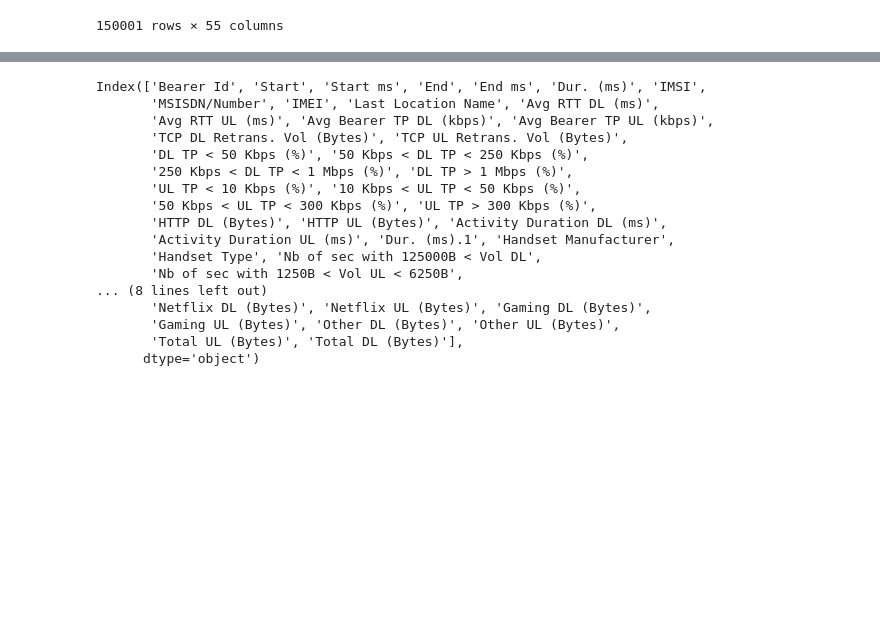
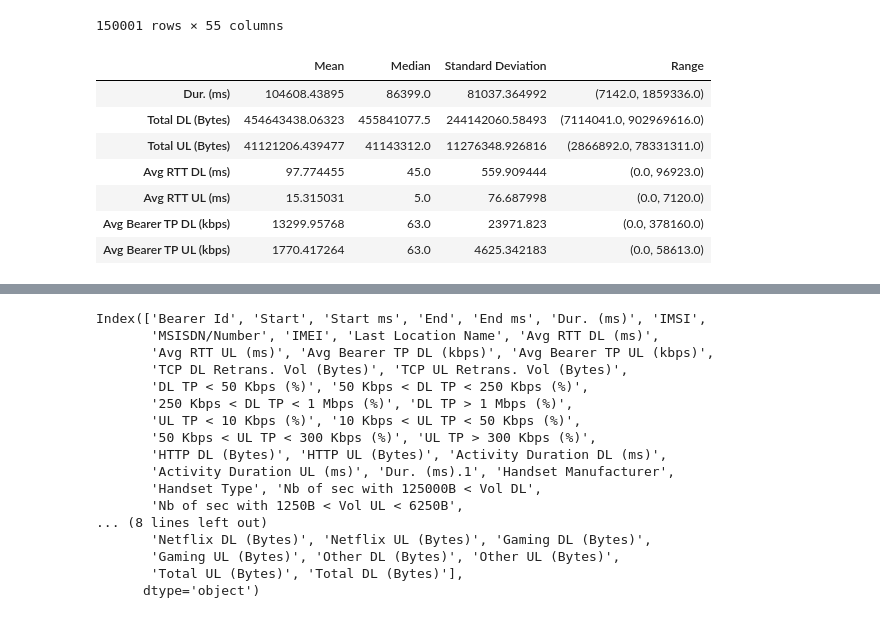
Before and after one commit to santoshdhalwalkar/Telecommunication, a Jupyter notebook: Telecommunication.ipynb, the cells around one changed output, grey strips where cells are left out. Cells and saved outputs as stored; diff of their text form; code cells hidden in the pictures; blank space fills up the shorter version.

```diff
--- a/Telecommunication.ipynb
+++ b/Telecommunication.ipynb
@@ -303,3 +301,44 @@ df
 | 149999 | 1.311450e+19 | 1.556523e+12 | 696.0 | 1.556621e+12 | 327.0 | 97910.0 | 2.082020e+14 | 3.361962e+10 | 8.618620e+13 | ... |
 | 150000 | 1.311450e+19 | 1.556523e+12 | 499.0 | 1.556621e+12 | 500.0 | 86399.0 | 2.082020e+14 | 3.361962e+10 | 8.618620e+13 | ... |
 150001 rows × 55 columns
+# %%
+
+# Function to calculate basic metrics
+def calculate_metrics(df, column):
+    metrics = {
+        'mean': df[column].mean(),
+        'median': df[column].median(),
+        'std_dev': df[column].std(),
+        'range': (df[column].min(), df[column].max())
+    }
+    return metrics
+
+# List of key variables to analyze
+key_variables = [
+    'Dur. (ms)',
+    'Total DL (Bytes)',
+    'Total UL (Bytes)',
+    'Avg RTT DL (ms)',
+    'Avg RTT UL (ms)',
+    'Avg Bearer TP DL (kbps)',
+    'Avg Bearer TP UL (kbps)'
+]
+
+# Calculate and display metrics for each key variable
+metrics_dict = {}
+for var in key_variables:
+    metrics_dict[var] = calculate_metrics(df, var)
+
+# Display the metrics
+metrics_df = pd.DataFrame(metrics_dict).transpose()
+metrics_df.columns = ['Mean', 'Median', 'Standard Deviation', 'Range']
+metrics_df
+# %% [output]
+|  | Mean | Median | Standard Deviation | Range |
+| Dur. (ms) | 104608.43895 | 86399.0 | 81037.364992 | (7142.0, 1859336.0) |
+| Total DL (Bytes) | 454643438.06323 | 455841077.5 | 244142060.58493 | (7114041.0, 902969616.0) |
+| Total UL (Bytes) | 41121206.439477 | 41143312.0 | 11276348.926816 | (2866892.0, 78331311.0) |
+| Avg RTT DL (ms) | 97.774455 | 45.0 | 559.909444 | (0.0, 96923.0) |
+| Avg RTT UL (ms) | 15.315031 | 5.0 | 76.687998 | (0.0, 7120.0) |
+| Avg Bearer TP DL (kbps) | 13299.95768 | 63.0 | 23971.823 | (0.0, 378160.0) |
+| Avg Bearer TP UL (kbps) | 1770.417264 | 63.0 | 4625.342183 | (0.0, 58613.0) |
```
Also changed, not shown: parts of 7 cells of this notebook.
